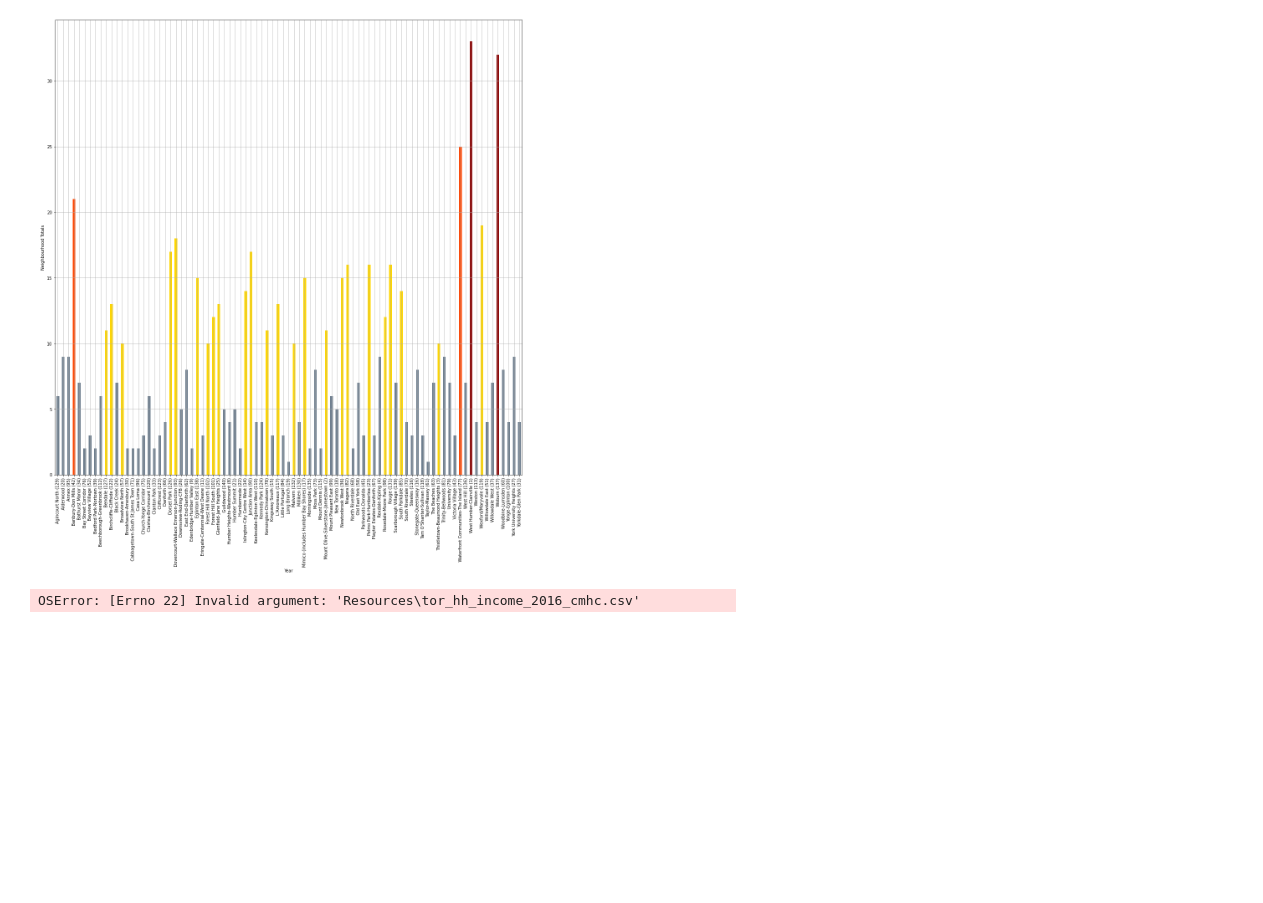
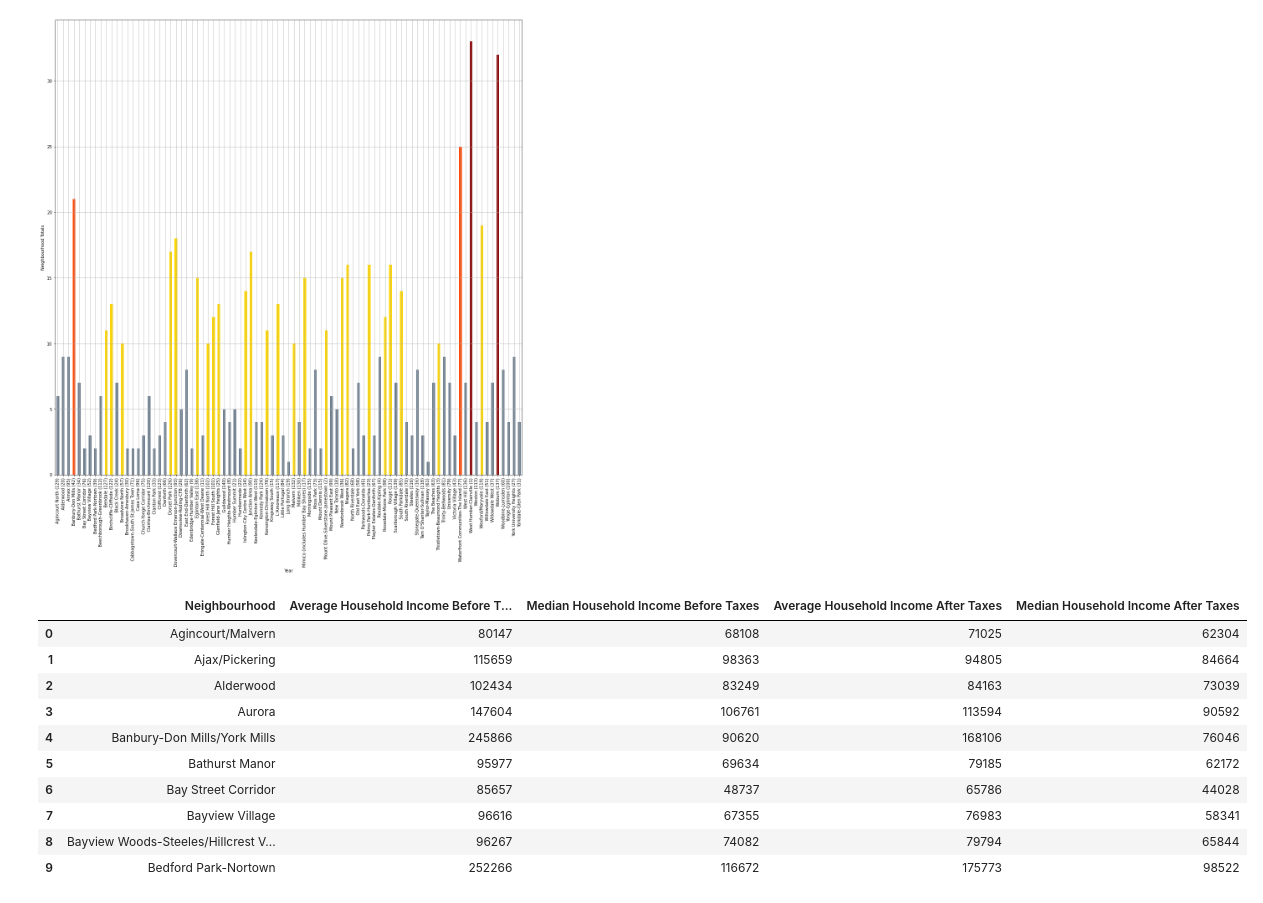
Before and after one commit to MattDavies1/Data-Bootcamp-Project, a Jupyter notebook: jasper.ipynb, the cells around one changed output. Saved outputs shown, nothing was run; the diff lists cells and outputs as text; code cells hidden in the pictures; blank space fills up the shorter version.

```diff
--- a/jasper.ipynb
+++ b/jasper.ipynb
@@ -136,6 +146,16 @@ neighboorhoods = tor_pd_df['Neighbourhood'].unique()
 # %%
 #neighbourhood median incomes
-neighbourhood_income = pd.read_csv('Resources\tor_hh_income_2016_cmhc.csv')
-neighbourhood_income.head(10)
+gta_income = pd.read_csv('Resources/tor_hh_income_2016_cmhc.csv', thousands=',')
+gta_income.head(10)
 # %% [output]
-OSError: [Errno 22] Invalid argument: 'Resources\tor_hh_income_2016_cmhc.csv'
+|  | Neighbourhood | Average Household Income Before T... | Median Household Income Before Taxes | Average Household Income After Taxes | Median Household Income After Taxes |
+| 0 | Agincourt/Malvern | 80147 | 68108 | 71025 | 62304 |
+| 1 | Ajax/Pickering | 115659 | 98363 | 94805 | 84664 |
+| 2 | Alderwood | 102434 | 83249 | 84163 | 73039 |
+| 3 | Aurora | 147604 | 106761 | 113594 | 90592 |
+| 4 | Banbury-Don Mills/York Mills | 245866 | 90620 | 168106 | 76046 |
+| 5 | Bathurst Manor | 95977 | 69634 | 79185 | 62172 |
+| 6 | Bay Street Corridor | 85657 | 48737 | 65786 | 44028 |
+| 7 | Bayview Village | 96616 | 67355 | 76983 | 58341 |
+| 8 | Bayview Woods-Steeles/Hillcrest V... | 96267 | 74082 | 79794 | 65844 |
+| 9 | Bedford Park-Nortown | 252266 | 116672 | 175773 | 98522 |
```
Also changed, not shown: parts of 23 cells of this notebook, 3 other files.
